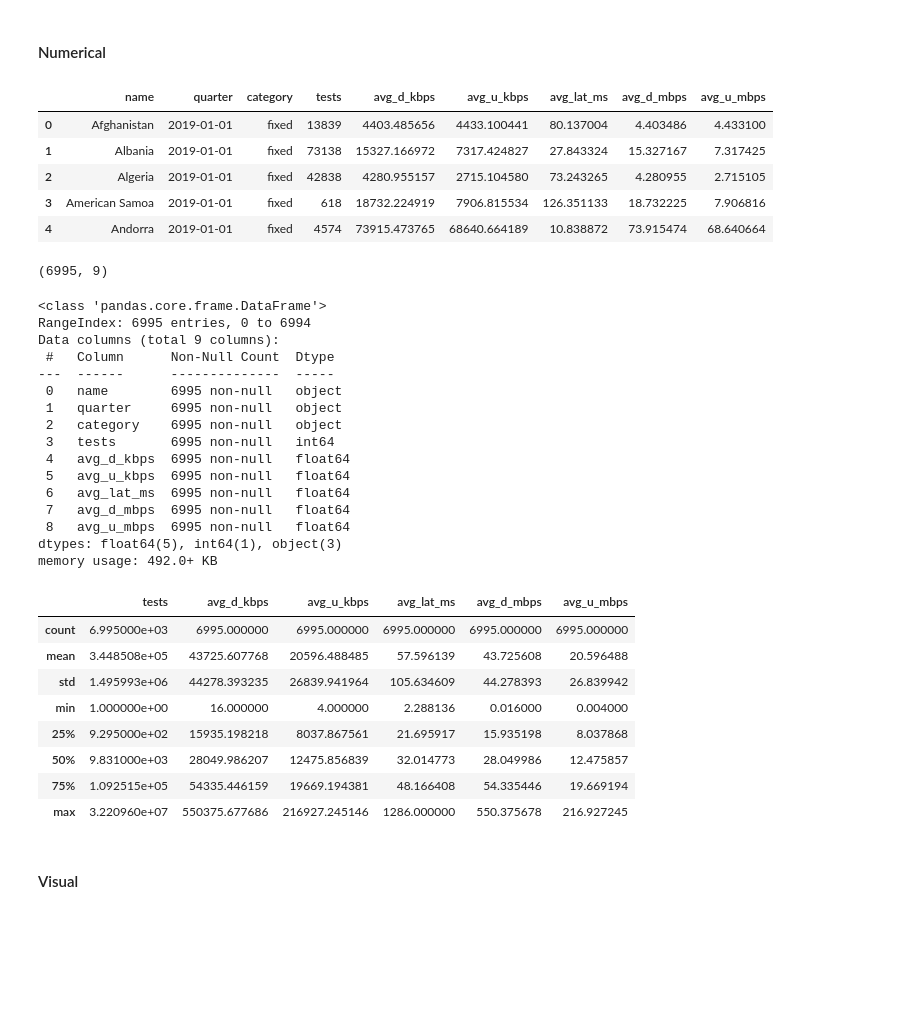
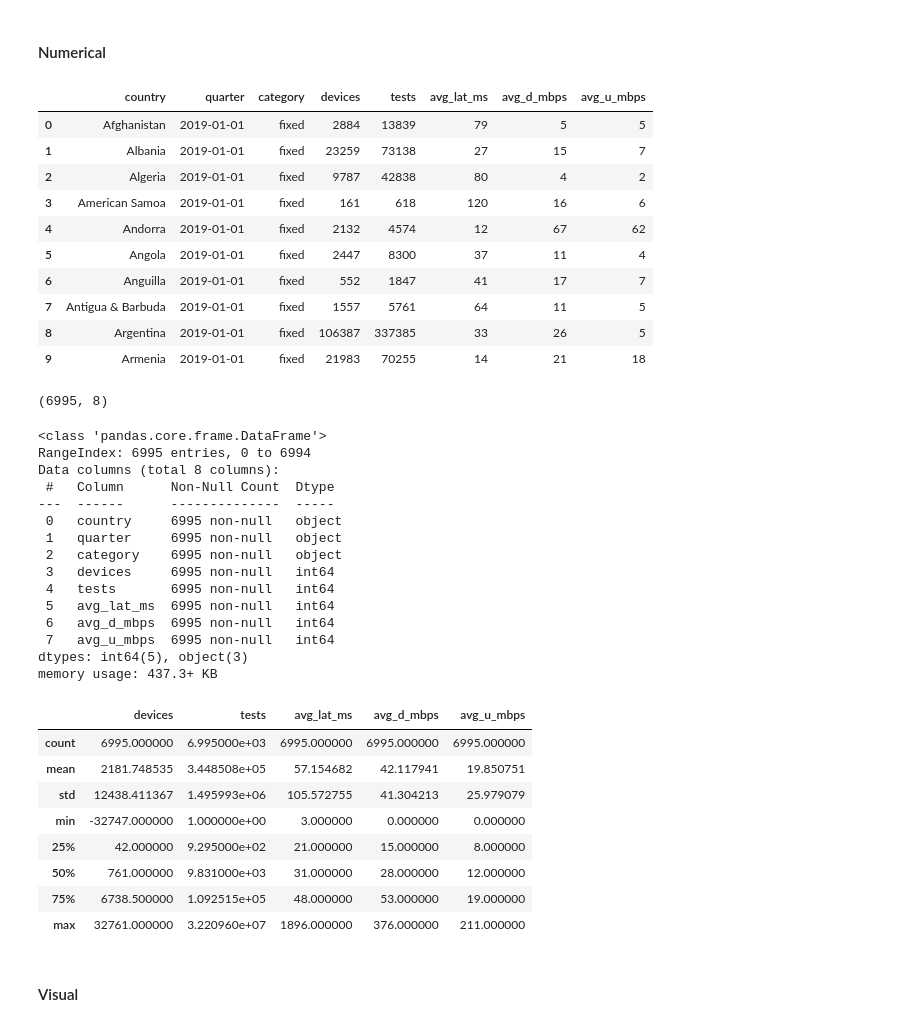
Before and after one commit to alex-bue/visual-analytics-project, a Jupyter notebook: final-cleaning-and-exploration.ipynb, the cells around one changed output. Cells and saved outputs as stored; diff of their text form; code cells hidden in the pictures; blank space fills up the shorter version.

```diff
--- a/final-cleaning-and-exploration.ipynb
+++ b/final-cleaning-and-exploration.ipynb
@@ -148,49 +156,56 @@ df_world = pd.read_csv('./data/final_data/world_aggregated.csv', sep=',')
+# %%
+# df_world = pd.read_csv('./data/final_data/world_aggregated_final.csv', sep=';')
+df_world = pd.read_csv('../../Documents/Master/Semester1/Visual_Analytics/Data_Input_final/world_aggregated_final.csv', sep=';')
 # %% [markdown]
 #### Numerical
 # %%
-df_world.head()
+df_world.head(10)
 # %% [output]
-|  | name | quarter | category | tests | avg_d_kbps | avg_u_kbps | avg_lat_ms | avg_d_mbps | avg_u_mbps |
-| 0 | Afghanistan | 2019-01-01 | fixed | 13839 | 4403.485656 | 4433.100441 | 80.137004 | 4.403486 | 4.433100 |
-| 1 | Albania | 2019-01-01 | fixed | 73138 | 15327.166972 | 7317.424827 | 27.843324 | 15.327167 | 7.317425 |
-| 2 | Algeria | 2019-01-01 | fixed | 42838 | 4280.955157 | 2715.104580 | 73.243265 | 4.280955 | 2.715105 |
-| 3 | American Samoa | 2019-01-01 | fixed | 618 | 18732.224919 | 7906.815534 | 126.351133 | 18.732225 | 7.906816 |
-| 4 | Andorra | 2019-01-01 | fixed | 4574 | 73915.473765 | 68640.664189 | 10.838872 | 73.915474 | 68.640664 |
+|  | country | quarter | category | devices | tests | avg_lat_ms | avg_d_mbps | avg_u_mbps |
+| 0 | Afghanistan | 2019-01-01 | fixed | 2884 | 13839 | 79 | 5 | 5 |
+| 1 | Albania | 2019-01-01 | fixed | 23259 | 73138 | 27 | 15 | 7 |
+| 2 | Algeria | 2019-01-01 | fixed | 9787 | 42838 | 80 | 4 | 2 |
+| 3 | American Samoa | 2019-01-01 | fixed | 161 | 618 | 120 | 16 | 6 |
+| 4 | Andorra | 2019-01-01 | fixed | 2132 | 4574 | 12 | 67 | 62 |
+| 5 | Angola | 2019-01-01 | fixed | 2447 | 8300 | 37 | 11 | 4 |
+| 6 | Anguilla | 2019-01-01 | fixed | 552 | 1847 | 41 | 17 | 7 |
+| 7 | Antigua & Barbuda | 2019-01-01 | fixed | 1557 | 5761 | 64 | 11 | 5 |
+| 8 | Argentina | 2019-01-01 | fixed | 106387 | 337385 | 33 | 26 | 5 |
+| 9 | Armenia | 2019-01-01 | fixed | 21983 | 70255 | 14 | 21 | 18 |
 # %%
 df_world.shape
 # %% [output]
-(6995, 9)
+(6995, 8)
 # %%
 df_world.info()
 # %% [output]
 <class 'pandas.core.frame.DataFrame'>
 RangeIndex: 6995 entries, 0 to 6994
-Data columns (total 9 columns):
+Data columns (total 8 columns):
  #   Column      Non-Null Count  Dtype
 ---  ------      --------------  -----
- 0   name        6995 non-null   object
+ 0   country     6995 non-null   object
  1   quarter     6995 non-null   object
  2   category    6995 non-null   object
- 3   tests       6995 non-null   int64
- 4   avg_d_kbps  6995 non-null   float64
- 5   avg_u_kbps  6995 non-null   float64
- 6   avg_lat_ms  6995 non-null   float64
- 7   avg_d_mbps  6995 non-null   float64
- 8   avg_u_mbps  6995 non-null   float64
-dtypes: float64(5), int64(1), object(3)
-memory usage: 492.0+ KB
+ 3   devices     6995 non-null   int64
+ 4   tests       6995 non-null   int64
+ 5   avg_lat_ms  6995 non-null   int64
+ 6   avg_d_mbps  6995 non-null   int64
+ 7   avg_u_mbps  6995 non-null   int64
+dtypes: int64(5), object(3)
+memory usage: 437.3+ KB
 # %%
 df_world.describe()
 # %% [output]
-|  | tests | avg_d_kbps | avg_u_kbps | avg_lat_ms | avg_d_mbps | avg_u_mbps |
-| count | 6.995000e+03 | 6995.000000 | 6995.000000 | 6995.000000 | 6995.000000 | 6995.000000 |
-| mean | 3.448508e+05 | 43725.607768 | 20596.488485 | 57.596139 | 43.725608 | 20.596488 |
-| std | 1.495993e+06 | 44278.393235 | 26839.941964 | 105.634609 | 44.278393 | 26.839942 |
-| min | 1.000000e+00 | 16.000000 | 4.000000 | 2.288136 | 0.016000 | 0.004000 |
-| 25% | 9.295000e+02 | 15935.198218 | 8037.867561 | 21.695917 | 15.935198 | 8.037868 |
-| 50% | 9.831000e+03 | 28049.986207 | 12475.856839 | 32.014773 | 28.049986 | 12.475857 |
-| 75% | 1.092515e+05 | 54335.446159 | 19669.194381 | 48.166408 | 54.335446 | 19.669194 |
-| max | 3.220960e+07 | 550375.677686 | 216927.245146 | 1286.000000 | 550.375678 | 216.927245 |
+|  | devices | tests | avg_lat_ms | avg_d_mbps | avg_u_mbps |
+| count | 6995.000000 | 6.995000e+03 | 6995.000000 | 6995.000000 | 6995.000000 |
+| mean | 2181.748535 | 3.448508e+05 | 57.154682 | 42.117941 | 19.850751 |
+| std | 12438.411367 | 1.495993e+06 | 105.572755 | 41.304213 | 25.979079 |
+| min | -32747.000000 | 1.000000e+00 | 3.000000 | 0.000000 | 0.000000 |
+| 25% | 42.000000 | 9.295000e+02 | 21.000000 | 15.000000 | 8.000000 |
+| 50% | 761.000000 | 9.831000e+03 | 31.000000 | 28.000000 | 12.000000 |
+| 75% | 6738.500000 | 1.092515e+05 | 48.000000 | 53.000000 | 19.000000 |
+| max | 32761.000000 | 3.220960e+07 | 1896.000000 | 376.000000 | 211.000000 |
 # %% [markdown]
 #### Visual
 # %%
```
Also changed, not shown: parts of 15 cells of this notebook.
